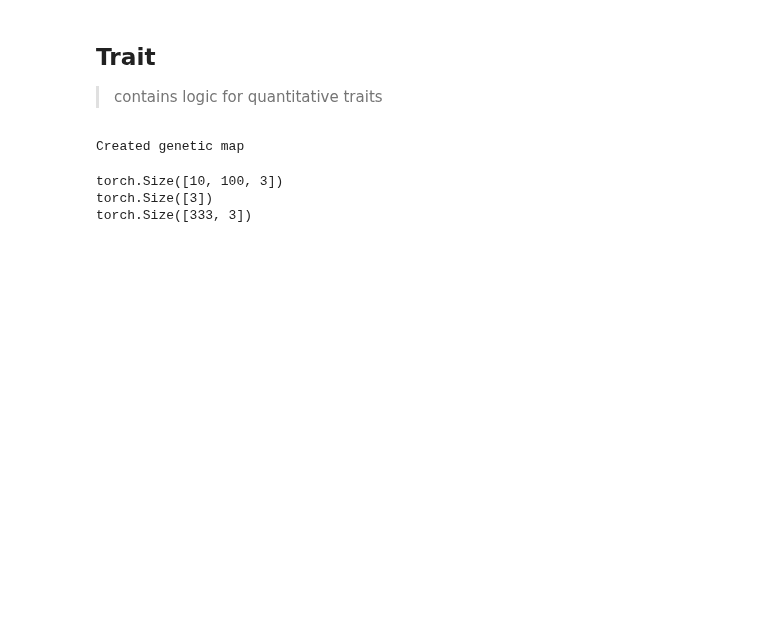
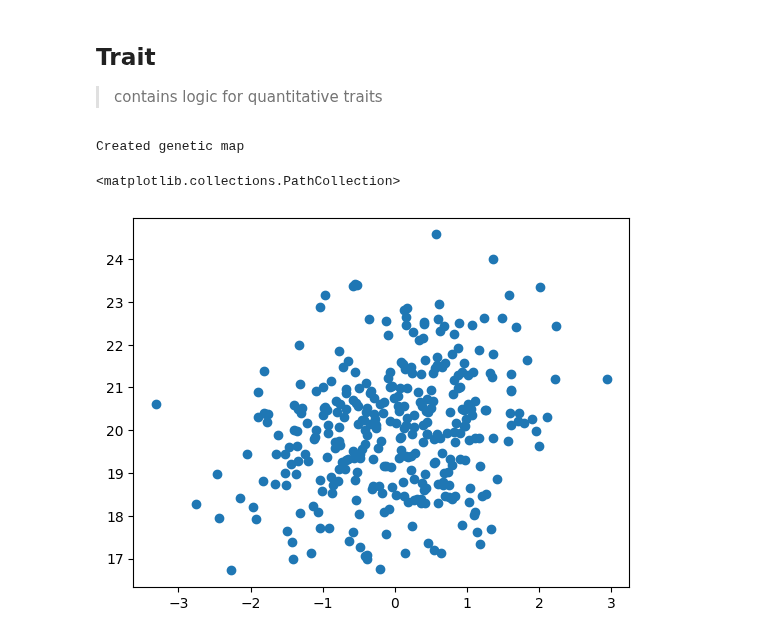
Before and after one commit to cjGO/burbankai, a Jupyter notebook: nbs/02_trait.ipynb, the cells around one changed output. Drawn from its saved outputs; the diff is of its cells as text; code cells hidden in the pictures; blank space fills up the shorter version.

Commit message:
traitA nnModule

```diff
--- a/nbs/02_trait.ipynb
+++ b/nbs/02_trait.ipynb
@@ -152,31 +101,3 @@ trait_intercepts = torch.tensor(trait_intercepts)
 scaled_bvs = torch.einsum('ijk,lij->lk', correlated_effects, init_pop)
 # %% [output]
 Created genetic map
-# %%
-print(correlated_effects.shape)
-print(trait_intercepts.shape)
-print(scaled_bvs.shape)
-# %% [output]
-torch.Size([10, 100, 3])
-torch.Size([3])
-torch.Size([333, 3])
-# %%
-#| export
-
-class TraitA(nn.Module):
-    def __init__(self, marker_fx, intercept):
-        super(TraitA, self).__init__()
-        self.marker_fx = marker_fx
-        self.intercept = intercept
-
-    #calculate the breeding value for the trait and population
-    def forward(self, dosages):
-        return torch.einsum('ijk,lij->lk', correlated_effects, init_pop)
-
-ta = TraitA(scaled_bvs[0], trait_intercepts[0])
-tb = TraitA(scaled_bvs[1], trait_intercepts[1])
-tc = TraitA(scaled_bvs[2], trait_intercepts[2])
-
-ta_values = ta(init_pop)
-tb_values = tb(init_pop)
-tc_values = tc(init_pop)
@@ -182,0 +148,14 @@ tc_values = tc(init_pop)
+# %%
+
+ta = TraitA(g, correlated_effects[:,:,0], trait_intercepts[0])
+tb = TraitA(g, correlated_effects[:,:,1], trait_intercepts[1])
+tc = TraitA(g, correlated_effects[:,:,2], trait_intercepts[2])
+
+ta_values = ta(init_pop,h2=1)
+tb_values = tb(init_pop,h2=1)
+tc_values = tc(init_pop,h2=.2)
+# %%
+plt.scatter(ta_values, tc_values)
+# %% [output]
+<matplotlib.collections.PathCollection>
+[figure, added]
```
Also changed, not shown: parts of 5 cells of this notebook, 3 other files.
